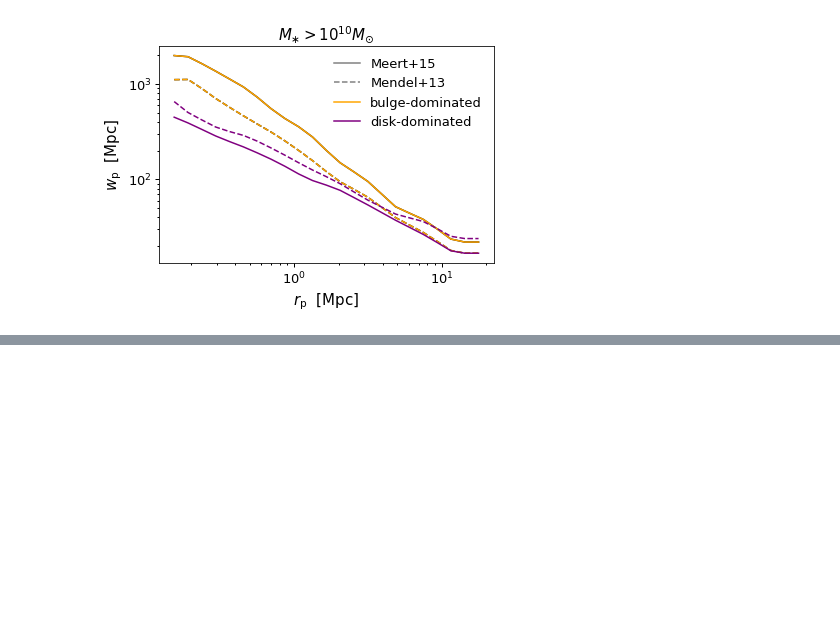
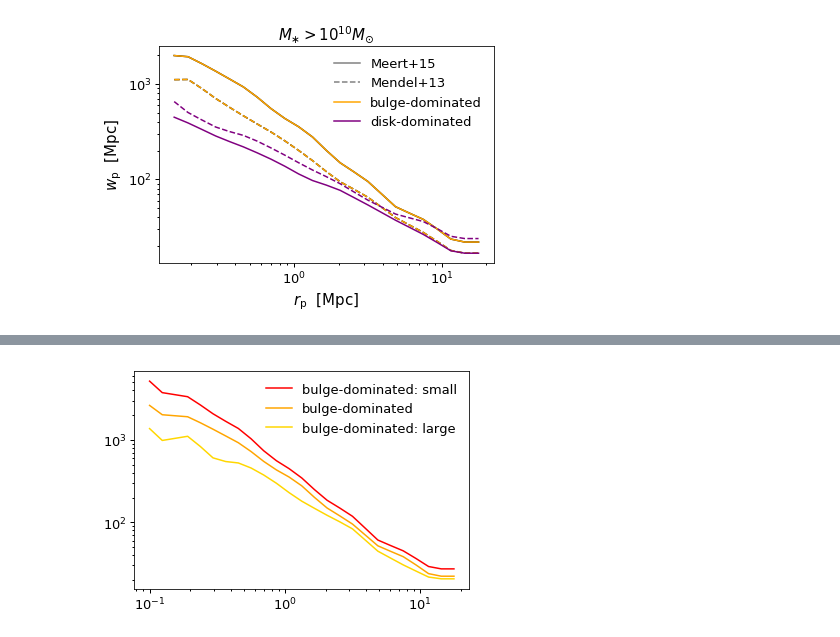
Before and after one commit to aphearin/galsize_models, a Jupyter notebook: notebooks/plot_sdss_size_morphology_clustering.ipynb, the cells around one changed output, grey strips where cells are left out. Saved outputs shown, nothing was run; the diff lists cells and outputs as text; code cells hidden in the pictures; blank space fills up the shorter version.

```diff
--- a/notebooks/plot_sdss_size_morphology_clustering.ipynb
+++ b/notebooks/plot_sdss_size_morphology_clustering.ipynb
@@ -222,0 +249,19 @@ fig.savefig(figname, bbox_extra_artists=[xlabel1, ylabel1], bbox_inches='tight')
+# %%
+_wp_fname = os.path.join(wp_dirname, 'sdss_sm10p0_meert15_bulge_dom_wp.npy')
+sdss_sm10p0_meert15_bulge_dom = np.load(_wp_fname)
+_wp_fname = os.path.join(wp_dirname, 'sdss_sm10p0_meert15_bulge_dom_small_wp.npy')
+sdss_sm10p0_meert15_bulge_dom_small = np.load(_wp_fname)
+_wp_fname = os.path.join(wp_dirname, 'sdss_sm10p0_meert15_bulge_dom_large_wp.npy')
+sdss_sm10p0_meert15_bulge_dom_large = np.load(_wp_fname)
+
+fig, ax = plt.subplots(1, 1)
+
+__=ax.loglog()
+
+__=ax.plot(rp, sdss_sm10p0_meert15_bulge_dom_small, color='red', label='bulge-dominated: small')
+__=ax.plot(rp, sdss_sm10p0_meert15_bulge_dom, color='orange', label='bulge-dominated')
+__=ax.plot(rp, sdss_sm10p0_meert15_bulge_dom_large, color='gold', label='bulge-dominated: large')
+
+leg = ax.legend()
+# %% [output]
+[figure, added]
```
Also changed, not shown: parts of 9 cells of this notebook, 1 other file.
